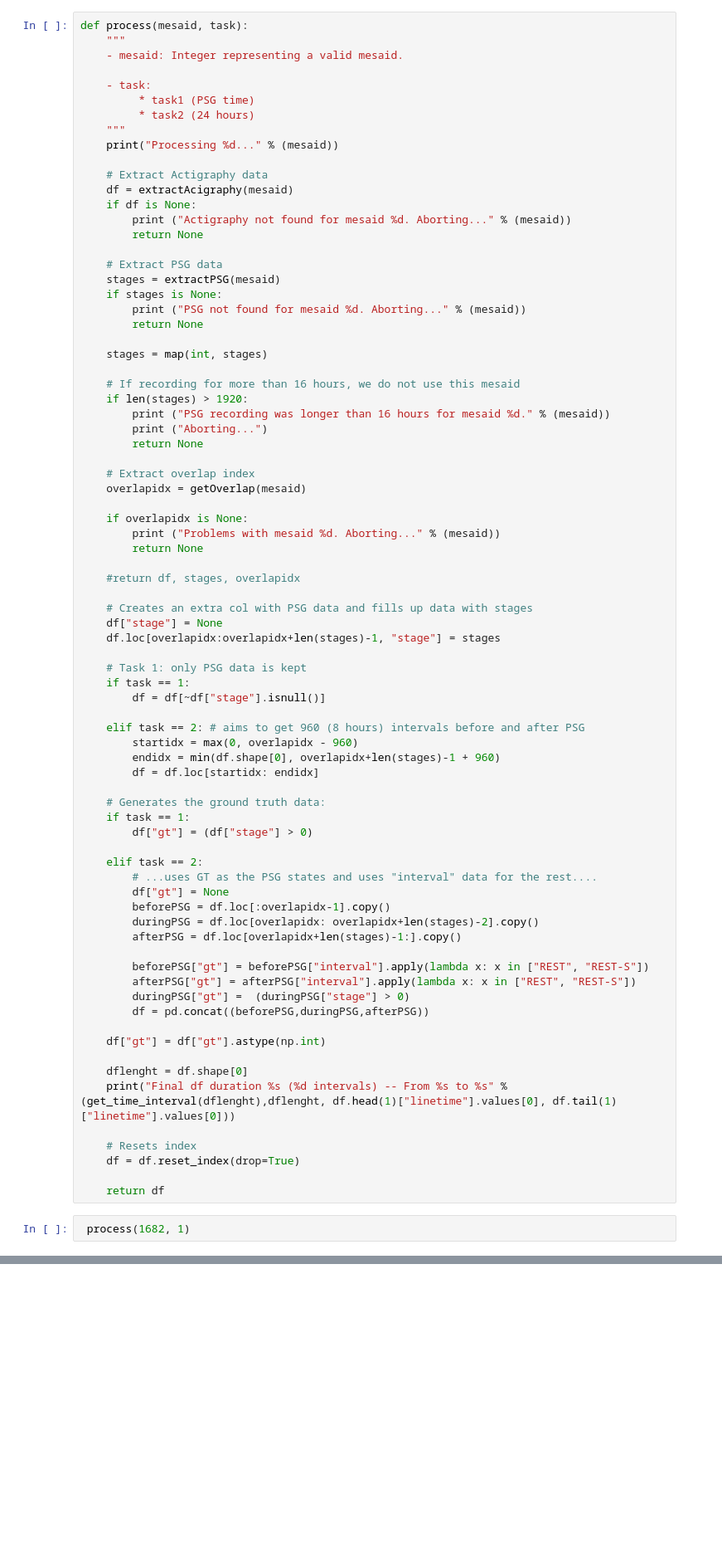
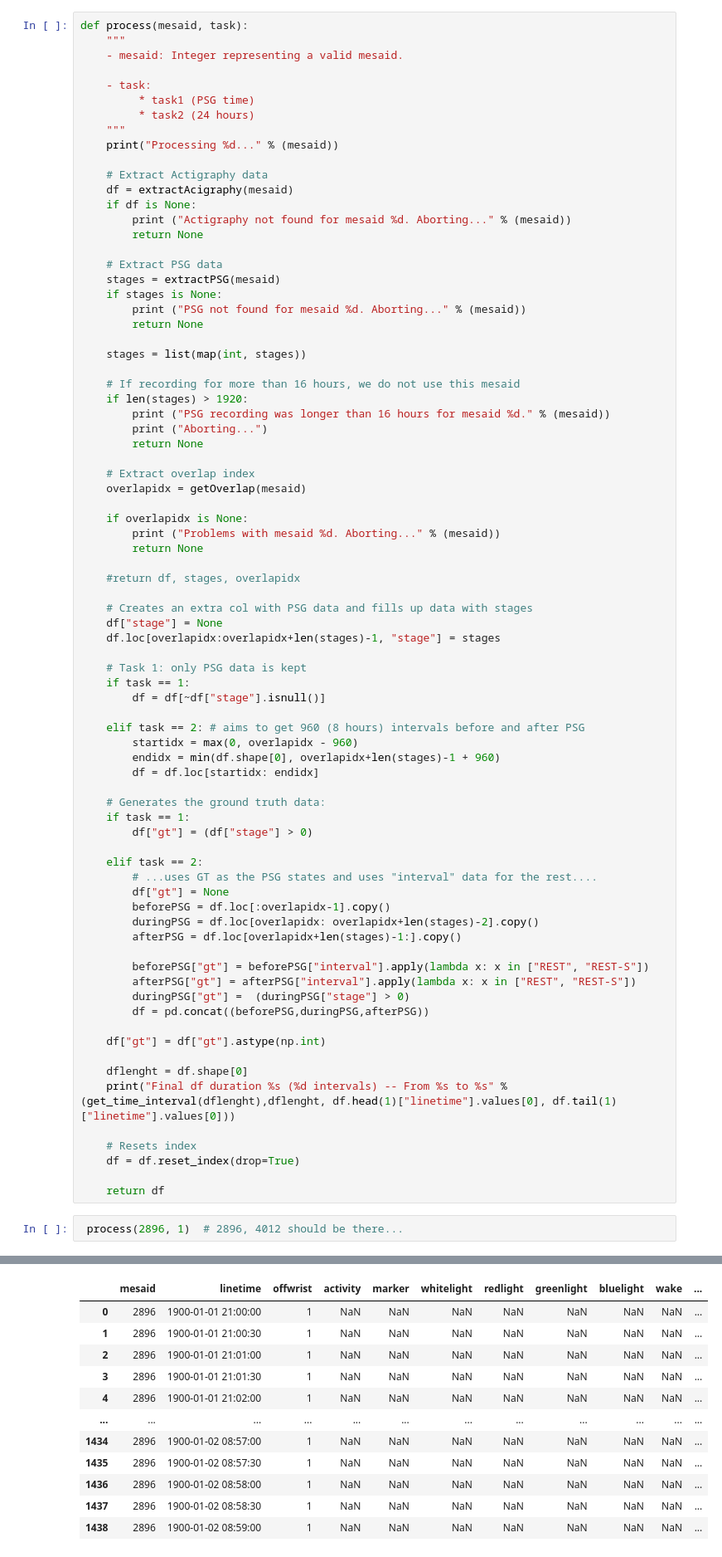
Before and after one commit to qcri/sleep_awake_benchmark, a Jupyter notebook: generate_mesa_dataset_task.ipynb, the cells around one changed output, grey strips where cells are left out. Shown at 83% size. Drawn from its saved outputs; the diff is of its cells as text; blank space fills up the shorter version.

```diff
--- a/generate_mesa_dataset_task.ipynb
+++ b/generate_mesa_dataset_task.ipynb
@@ -88,7 +87,7 @@ def process(mesaid, task):
         print ("PSG not found for mesaid %d. Aborting..." % (mesaid))
         return None
 
-    stages = map(int, stages)
+    stages = list(map(int, stages))
 
     # If recording for more than 16 hours, we do not use this mesaid
     if len(stages) > 1920:
@@ -144,4 +143,5 @@ def process(mesaid, task):
 
     return df
 # %%
- process(1682, 1)
+ process(2896, 1)  # 2896, 4012 should be there...
+# %% [output]
@@ -147,0 +150,12 @@ def process(mesaid, task):
+|  | mesaid | linetime | offwrist | activity | marker | whitelight | redlight | greenlight | bluelight | wake | ... |
+| 0 | 2896 | 1900-01-01 21:00:00 | 1 | NaN | NaN | NaN | NaN | NaN | NaN | NaN | ... |
+| 1 | 2896 | 1900-01-01 21:00:30 | 1 | NaN | NaN | NaN | NaN | NaN | NaN | NaN | ... |
+| 2 | 2896 | 1900-01-01 21:01:00 | 1 | NaN | NaN | NaN | NaN | NaN | NaN | NaN | ... |
+| 3 | 2896 | 1900-01-01 21:01:30 | 1 | NaN | NaN | NaN | NaN | NaN | NaN | NaN | ... |
+| 4 | 2896 | 1900-01-01 21:02:00 | 1 | NaN | NaN | NaN | NaN | NaN | NaN | NaN | ... |
+| ... | ... | ... | ... | ... | ... | ... | ... | ... | ... | ... | ... |
+| 1434 | 2896 | 1900-01-02 08:57:00 | 1 | NaN | NaN | NaN | NaN | NaN | NaN | NaN | ... |
+| 1435 | 2896 | 1900-01-02 08:57:30 | 1 | NaN | NaN | NaN | NaN | NaN | NaN | NaN | ... |
+| 1436 | 2896 | 1900-01-02 08:58:00 | 1 | NaN | NaN | NaN | NaN | NaN | NaN | NaN | ... |
+| 1437 | 2896 | 1900-01-02 08:58:30 | 1 | NaN | NaN | NaN | NaN | NaN | NaN | NaN | ... |
+| 1438 | 2896 | 1900-01-02 08:59:00 | 1 | NaN | NaN | NaN | NaN | NaN | NaN | NaN | ... |
```
Also changed, not shown: parts of 3 cells of this notebook.
